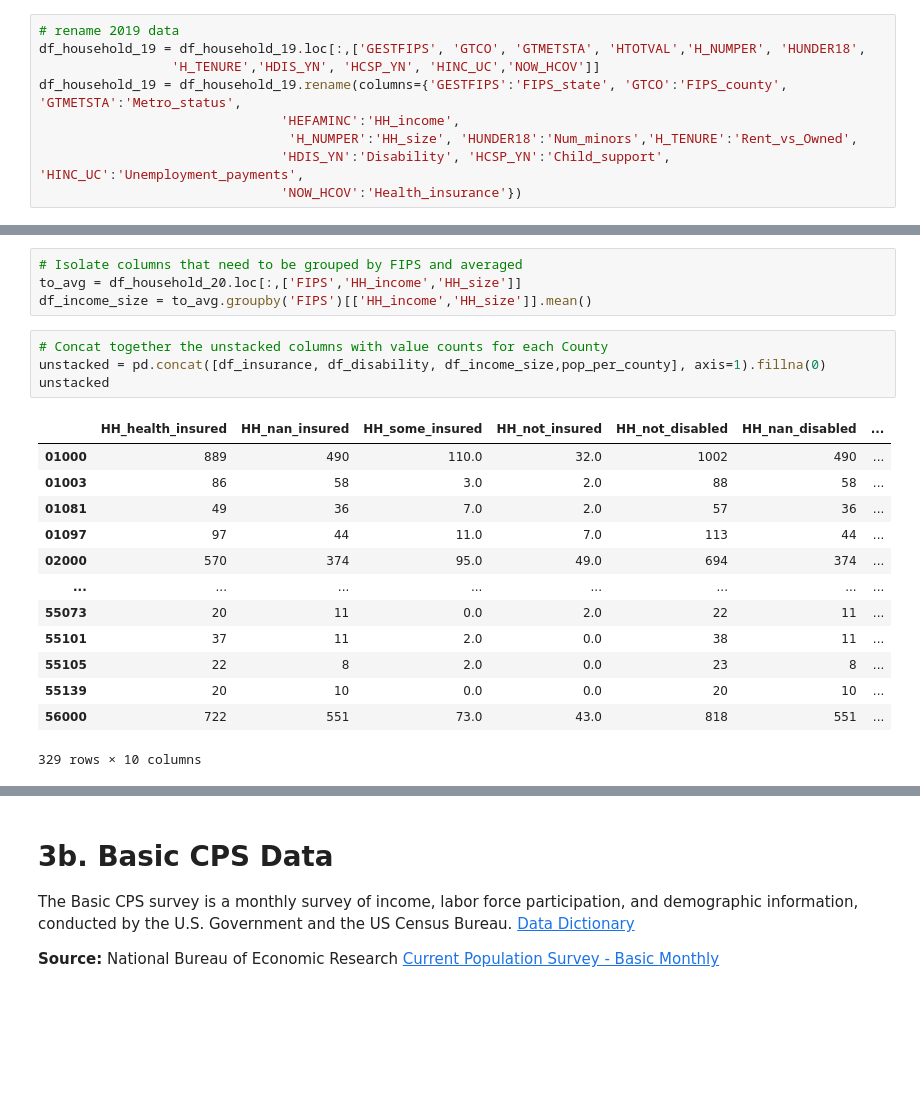
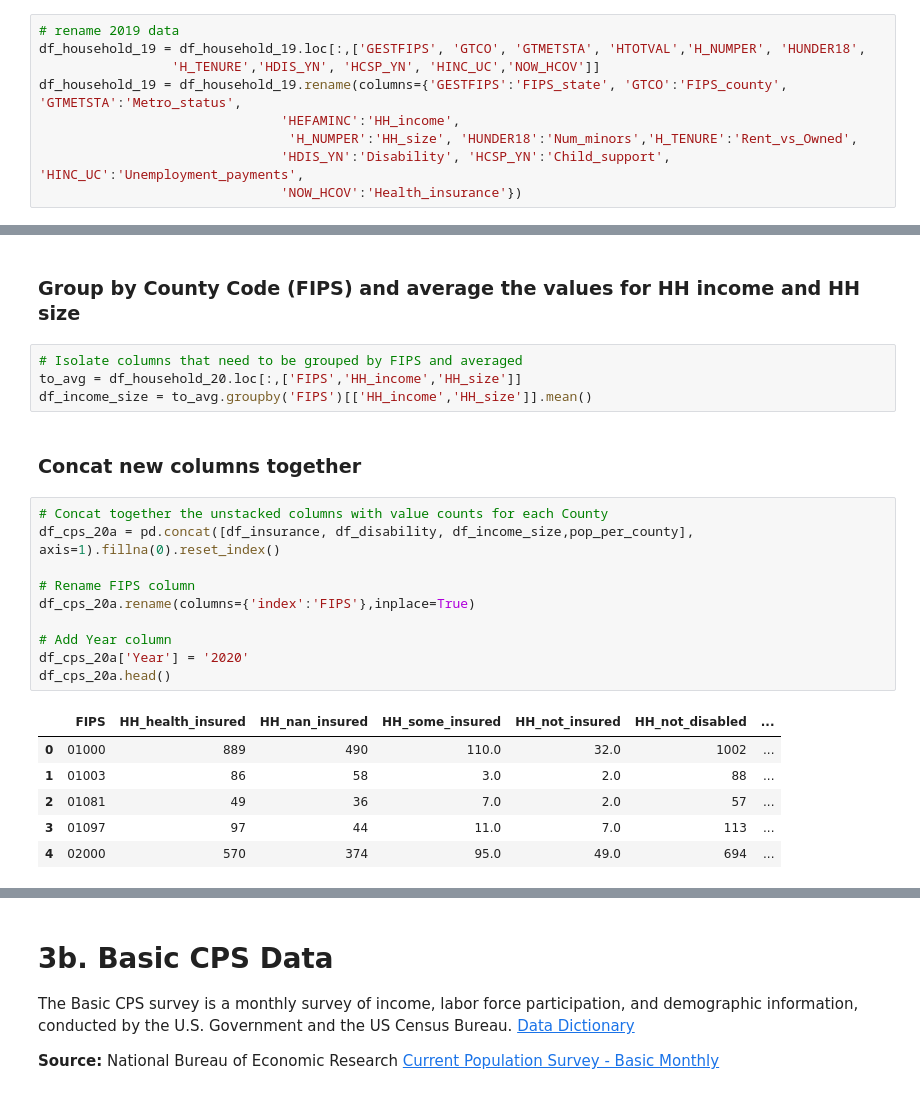
Before and after one commit to khyateed/projecting-food-insecurity, a Jupyter notebook: notebooks/cleaning_pt1.ipynb, the cells around one changed output, grey strips where cells are left out. Saved outputs shown, nothing was run; the diff lists cells and outputs as text; blank space fills up the shorter version.

```diff
--- a/notebooks/cleaning_pt1.ipynb
+++ b/notebooks/cleaning_pt1.ipynb
@@ -633,22 +606,25 @@ df_insurance
+# %% [markdown]
+### Group by County Code (FIPS) and average the values for HH income and HH size
 # %%
 # Isolate columns that need to be grouped by FIPS and averaged
 to_avg = df_household_20.loc[:,['FIPS','HH_income','HH_size']]
 df_income_size = to_avg.groupby('FIPS')[['HH_income','HH_size']].mean()
+# %% [markdown]
+### Concat new columns together
 # %%
 # Concat together the unstacked columns with value counts for each County
-unstacked = pd.concat([df_insurance, df_disability, df_income_size,pop_per_county], axis=1).fillna(0)
-unstacked
+df_cps_20a = pd.concat([df_insurance, df_disability, df_income_size,pop_per_county], axis=1).fillna(0).reset_index()
+
+# Rename FIPS column
+df_cps_20a.rename(columns={'index':'FIPS'},inplace=True)
+
+# Add Year column
+df_cps_20a['Year'] = '2020'
+df_cps_20a.head()
 # %% [output]
-|  | HH_health_insured | HH_nan_insured | HH_some_insured | HH_not_insured | HH_not_disabled | HH_nan_disabled | ... |
-| 01000 | 889 | 490 | 110.0 | 32.0 | 1002 | 490 | ... |
-| 01003 | 86 | 58 | 3.0 | 2.0 | 88 | 58 | ... |
-| 01081 | 49 | 36 | 7.0 | 2.0 | 57 | 36 | ... |
-| 01097 | 97 | 44 | 11.0 | 7.0 | 113 | 44 | ... |
-| 02000 | 570 | 374 | 95.0 | 49.0 | 694 | 374 | ... |
-| ... | ... | ... | ... | ... | ... | ... | ... |
-| 55073 | 20 | 11 | 0.0 | 2.0 | 22 | 11 | ... |
-| 55101 | 37 | 11 | 2.0 | 0.0 | 38 | 11 | ... |
-| 55105 | 22 | 8 | 2.0 | 0.0 | 23 | 8 | ... |
-| 55139 | 20 | 10 | 0.0 | 0.0 | 20 | 10 | ... |
-| 56000 | 722 | 551 | 73.0 | 43.0 | 818 | 551 | ... |
+|  | FIPS | HH_health_insured | HH_nan_insured | HH_some_insured | HH_not_insured | HH_not_disabled | ... |
+| 0 | 01000 | 889 | 490 | 110.0 | 32.0 | 1002 | ... |
+| 1 | 01003 | 86 | 58 | 3.0 | 2.0 | 88 | ... |
+| 2 | 01081 | 49 | 36 | 7.0 | 2.0 | 57 | ... |
+| 3 | 01097 | 97 | 44 | 11.0 | 7.0 | 113 | ... |
+| 4 | 02000 | 570 | 374 | 95.0 | 49.0 | 694 | ... |
-329 rows × 10 columns
```
Also changed, not shown: parts of 32 cells of this notebook, 1 other file.
